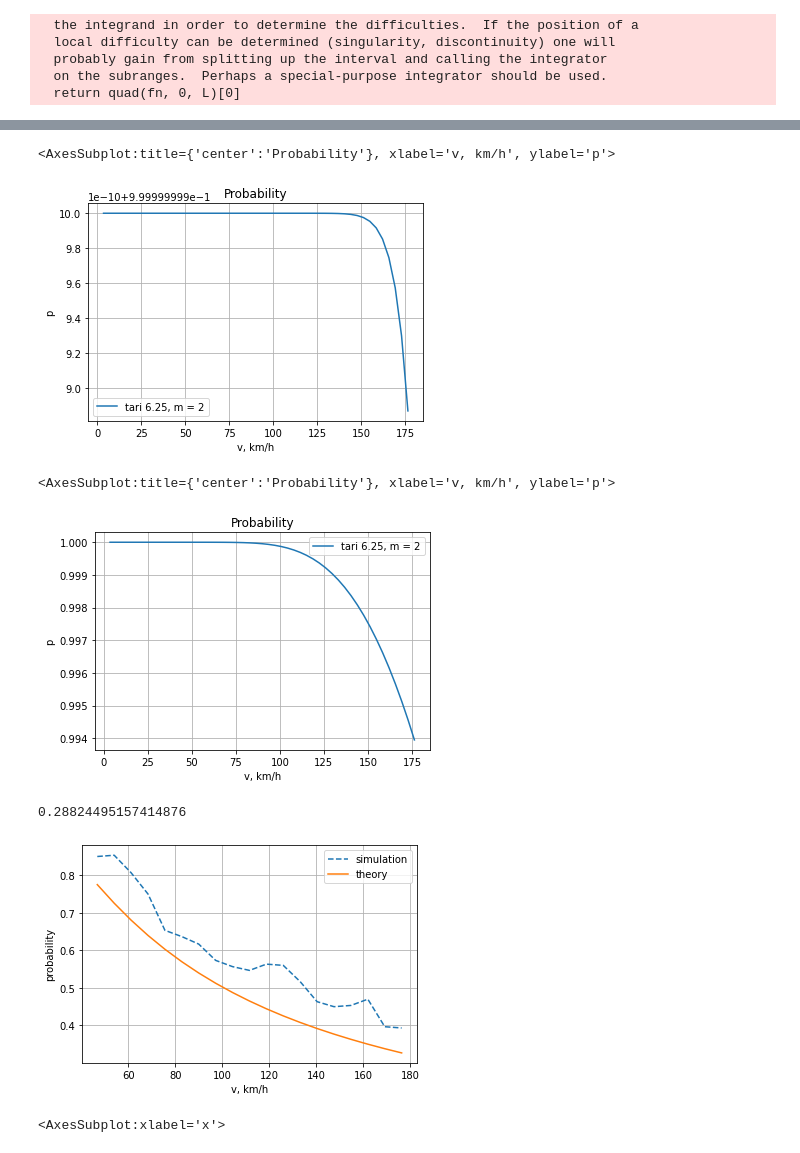
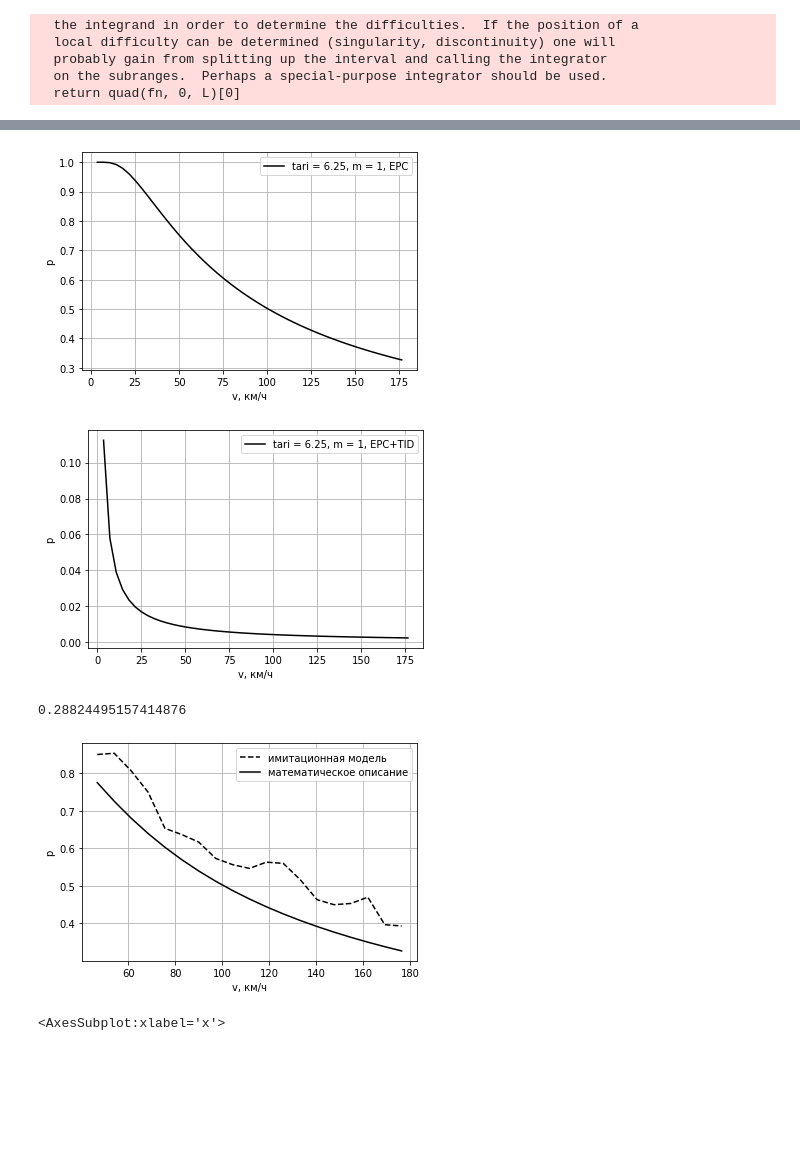
Before and after one commit to FenikL/rfid_project, a Jupyter notebook: experiments/estimate_ber_as_func.ipynb, the cells around one changed output, grey strips where cells are left out. Cells and saved outputs as stored; diff of their text form; code cells hidden in the pictures; blank space fills up the shorter version.

```diff
--- a/experiments/estimate_ber_as_func.ipynb
+++ b/experiments/estimate_ber_as_func.ipynb
@@ -20,8 +20,8 @@ The autoreload extension is already loaded. To reload it, use:
 # %% [markdown]
 Ввод необходимых параметров системы:
 # %%
-m = 4
-tari = 25
+m = 1
+tari = 6.25
 trext = 0
 MAX_BER = 0.07
 MICRO = 1e-6
@@ -350,25 +376,43 @@ compafe_func_tid.plot(x="beta", ylabel="M(t)")
 # %%
+fig, ax = plt.subplots()
+
 plot_theor = pd.DataFrame()
-plot_theor['v, km/h'] = [v*3.6 for v in range(1, 50)]
-plot_theor['tari 6.25, m = 2'] = [num_int(Q=16+128, Q1=res_Q1_Q2_bfgs.x[0], Q2=res_Q1_Q2_bfgs.x[1], V=v, T=(N0+N2)*tari*MICRO, dt=tari*MICRO, L=L, B=B) for v in range(1, 50)]
-plot_theor.plot(x='v, km/h', ylabel='p', grid=True, title='Probability')
+plot_theor['v, км/ч'] = [v*3.6 for v in range(1, 50)]
+plot_theor[f'tari = {tari}, m = {m}, EPC'] = [num_int(Q=16+128, Q1=res_Q1_Q2_bfgs.x[0], Q2=res_Q1_Q2_bfgs.x[1], V=v, T=(N0+N2)*tari*MICRO, dt=tari*MICRO, L=L, B=B) for v in range(1, 50)]
+#plot_theor.plot(x='v, км/ч', ylabel='p', grid=True, title='Probability')
+
+prob_line_epc = ax.plot(list(plot_theor['v, км/ч']), list(plot_theor[f'tari = {tari}, m = {m}, EPC']), linestyle = '-', label=f'tari = {tari}, m = {m}, EPC', color='black')
+
+ax.grid()
+ax.legend()
+ax.set_xlabel('v, км/ч')
+ax.set_ylabel('p')
+fig.savefig(f"prob_theor_tari{int(tari)}M{m}epc")
 # %% [output]
-<AxesSubplot:title={'center':'Probability'}, xlabel='v, km/h', ylabel='p'>
-[figure, old version]
+[figure, new version]
 # %%
+fig, ax = plt.subplots()
+
 plot_theor = pd.DataFrame()
-plot_theor['v, km/h'] = [v*3.6 for v in range(1, 50)]
-plot_theor['tari 6.25, m = 2'] = [num_int(Q=l1+l2+l3+l4, Q1=res_Q1_Q2__for_tid_bfgs.x[0], Q2=res_Q1_Q2__for_tid_bfgs.x[1], V=v, T=(N0+N4)*tari*MICRO, dt=tari*MICRO, L=L, B=B) for v in range(1, 50)]
-plot_theor.plot(x='v, km/h', ylabel='p', grid=True, title='Probability')
+plot_theor['v, км/ч'] = [v*3.6 for v in range(1, 50)]
+plot_theor[f'tari = {tari}, m = {m}, EPC+TID'] = [num_int(Q=l1+l2+l3+l4, Q1=res_Q1_Q2__for_tid_bfgs.x[0], Q2=res_Q1_Q2__for_tid_bfgs.x[1], V=v, T=(N0+N4)*tari*MICRO, dt=tari*MICRO, L=L, B=B) for v in range(1, 50)]
+#plot_theor.plot(x='v, км/ч', ylabel='p', grid=True, title='Probability')
+
+prob_line_epc = ax.plot(list(plot_theor['v, км/ч']), list(plot_theor[f'tari = {tari}, m = {m}, EPC+TID']), linestyle = '-', label=f'tari = {tari}, m = {m}, EPC+TID', color='black')
+
+ax.grid()
+ax.legend()
+ax.set_xlabel('v, км/ч')
+ax.set_ylabel('p')
+fig.savefig(f"prob_theor_tari{int(tari)}M{m}epc")
 # %% [output]
-<AxesSubplot:title={'center':'Probability'}, xlabel='v, km/h', ylabel='p'>
-[figure, old version]
+[figure, new version]
 # %%
 num_int(Q1=res_Q1_Q2_bfgs.x[0], Q2=res_Q1_Q2_bfgs.x[1], Q=16+128, V=50, T=(N0+N2)*tari*1e-6, dt=tari*1e-6, L=8, B=B)
 # %% [output]
 0.28824495157414876
 # %%
-COBYLAdef num_int_with_ber_func(Q, Q1, Q2, V, dt, T, L):
+def num_int_with_ber_func(Q, Q1, Q2, V, dt, T, L):
     def fn(x):
         B = ber_func_from_x(x)
         k1 = np.exp(-B * Q)
@@ -381,21 +425,23 @@ COBYLAdef num_int_with_ber_func(Q, Q1, Q2, V, dt, T, L):
 
 fig, ax = plt.subplots()
 
+data_from_exp = pd.DataFrame(pd.read_csv('data/tari_625_m1_tid_off.csv'))
+
 plot_theor_ber_func = pd.DataFrame()
-plot_theor_ber_func['v, km/h'] = [v*3.6 for v in range(13, 50, 2)]
+plot_theor_ber_func['v, км/ч'] = [v*3.6 for v in range(13, 50, 2)]
 #plot_theor_ber_func['prob without parabols'] = [num_int_with_ber_func(Q=16+128, Q1=res_Q1_Q2_bfgs.x[0], Q2=res_Q1_Q2_bfgs.x[1], V=v, T=(N0+N2)*tari*MICRO, dt=tari*MICRO, L=L) for v in range(13, 50, 2)]
 plot_theor_ber_func['prob with parabols'] = [num_int(Q=16+128, Q1=res_Q1_Q2_bfgs.x[0], Q2=res_Q1_Q2_bfgs.x[1], V=v, T=(N0+N2)*tari*MICRO, dt=tari*MICRO, L=L, B=B) for v in range(13, 50, 2)]
 plot_theor_ber_func['exp'] = data_from_exp['probability']
 #plot_theor_ber_func.plot(x='v, km/h', ylabel='p', grid=True, title='Probability')
-exp_dot = ax.plot(list(plot_theor_ber_func['v, km/h']), list(plot_theor_ber_func['exp']), linestyle = '--', label='simulation')
-theor_line = ax.plot(list(plot_theor_ber_func['v, km/h']), list(plot_theor_ber_func['prob with parabols']), label='theory')
+exp_dot = ax.plot(list(plot_theor_ber_func['v, км/ч']), list(plot_theor_ber_func['exp']), linestyle = '--', label='имитационная модель', color='black')
+theor_line = ax.plot(list(plot_theor_ber_func['v, км/ч']), list(plot_theor_ber_func['prob with parabols']), label='математическое описание', color='black')
 ax.grid()
 ax.legend()
-ax.set_xlabel('v, km/h')
-ax.set_ylabel('probability')
+ax.set_xlabel('v, км/ч')
+ax.set_ylabel('p')
 fig.savefig('tari625_m1')
 # %% [output]
-[figure, old version]
+[figure, new version]
 # %%
 x_ = []
 b_ = []
```
Also changed, not shown: parts of 9 cells of this notebook, 7 other files.
